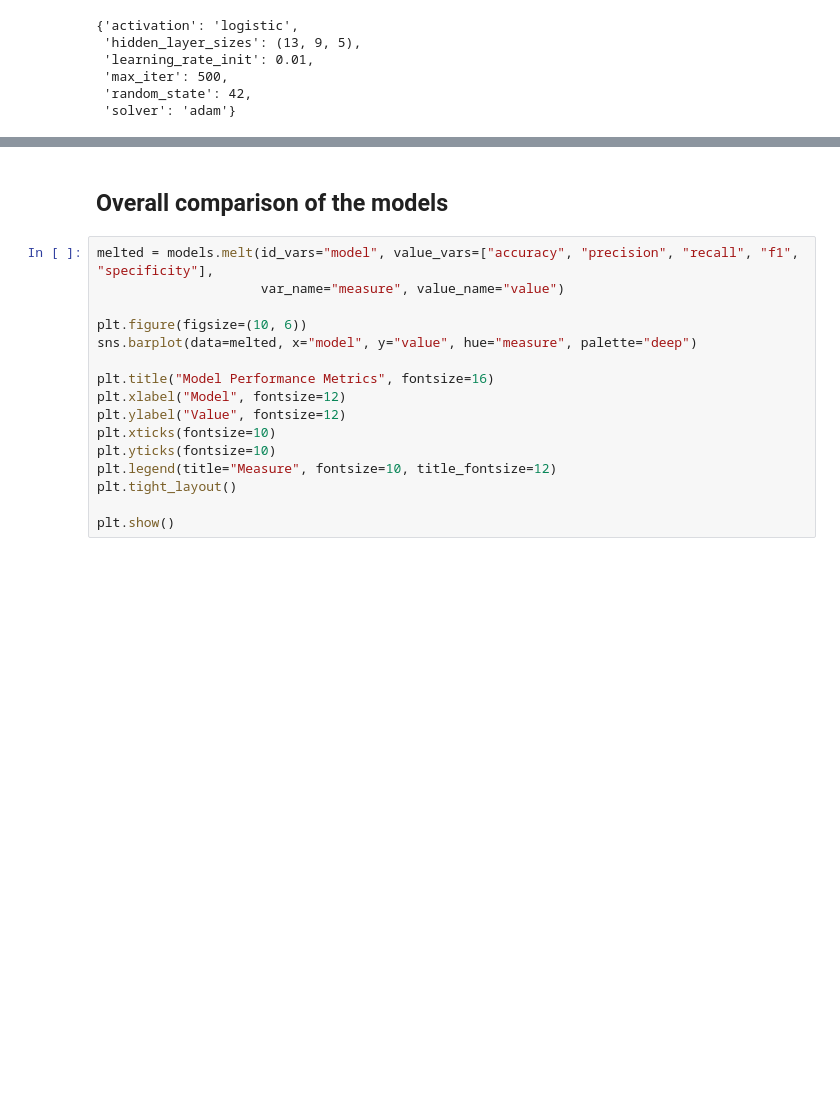
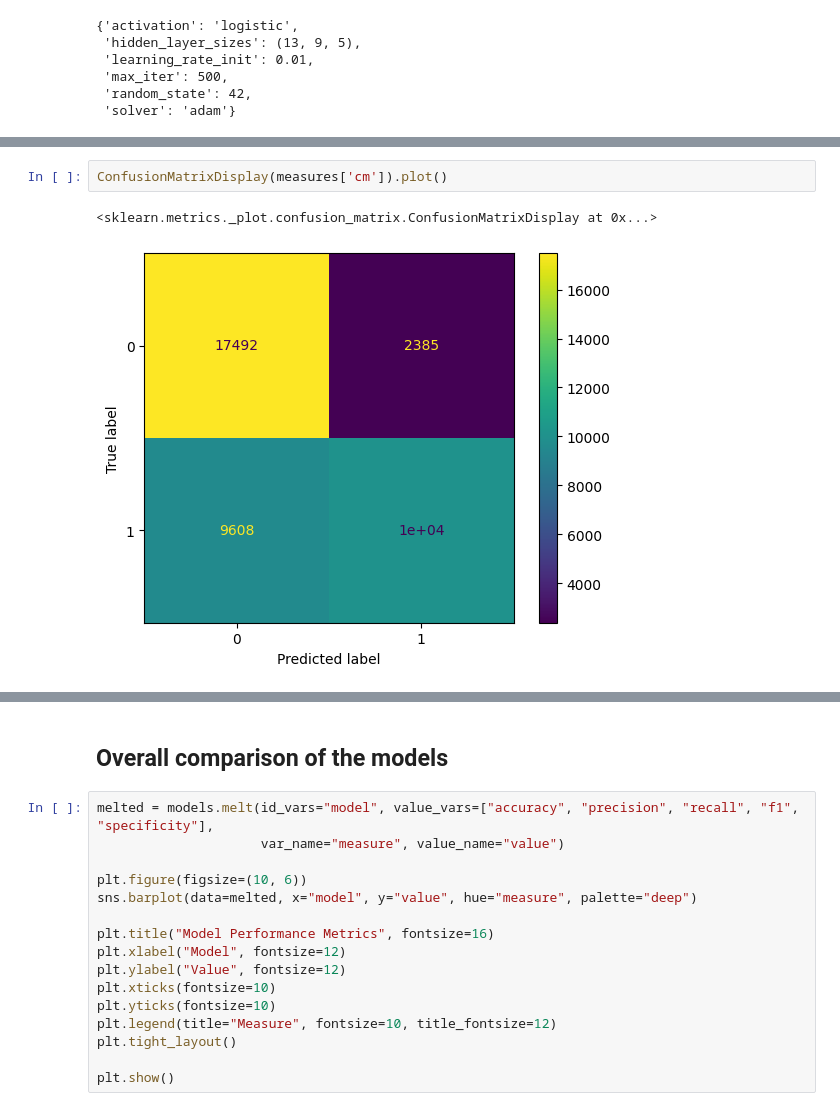
Before and after one commit to Adriano-7/feup-icd-project, a Jupyter notebook: src/5-model-selection.ipynb, the cells around one changed output, grey strips where cells are left out. Drawn from its saved outputs; the diff is of its cells as text; blank space fills up the shorter version.

```diff
--- a/src/5-model-selection.ipynb
+++ b/src/5-model-selection.ipynb
@@ -393,0 +419,5 @@ ConfusionMatrixDisplay(measures['cm']).plot()
+# %%
+ConfusionMatrixDisplay(measures['cm']).plot()
+# %% [output]
+<sklearn.metrics._plot.confusion_matrix.ConfusionMatrixDisplay at 0x...>
+[figure, added]
```
Also changed, not shown: parts of 20 cells of this notebook.
